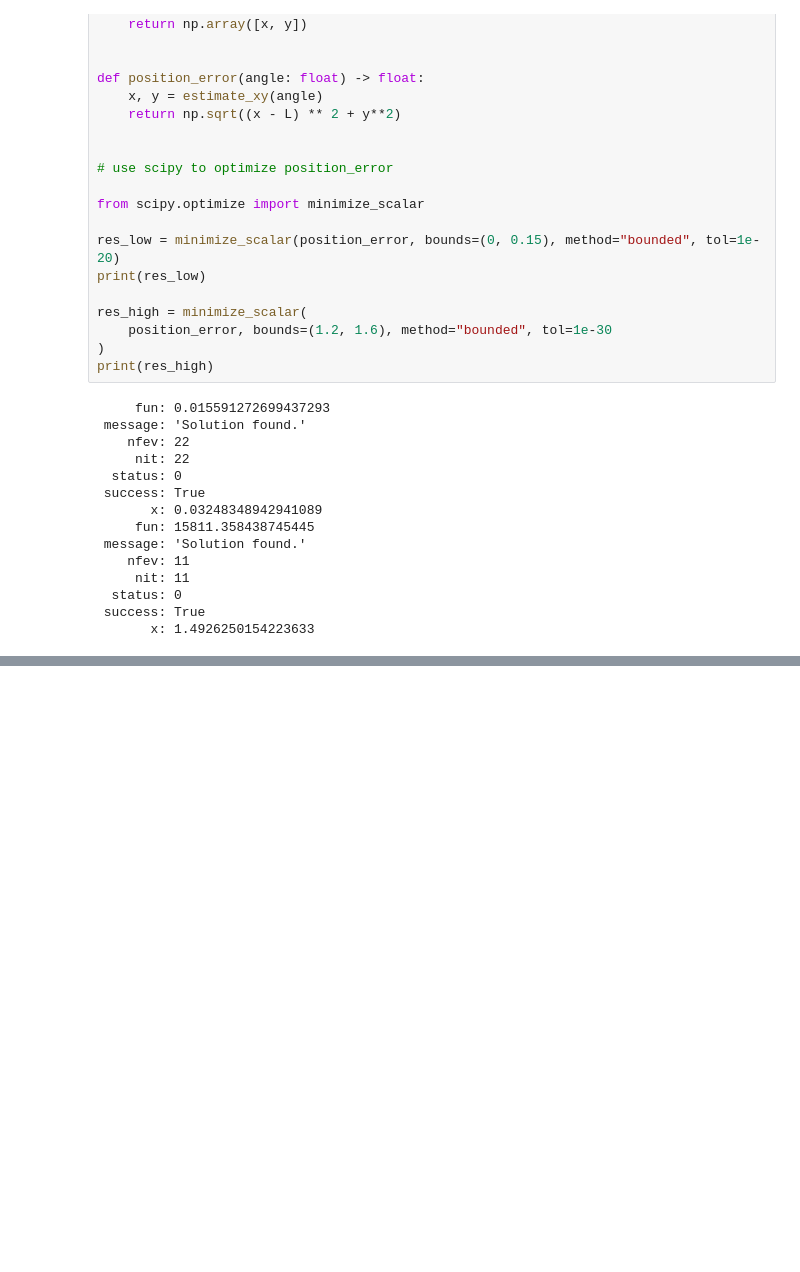
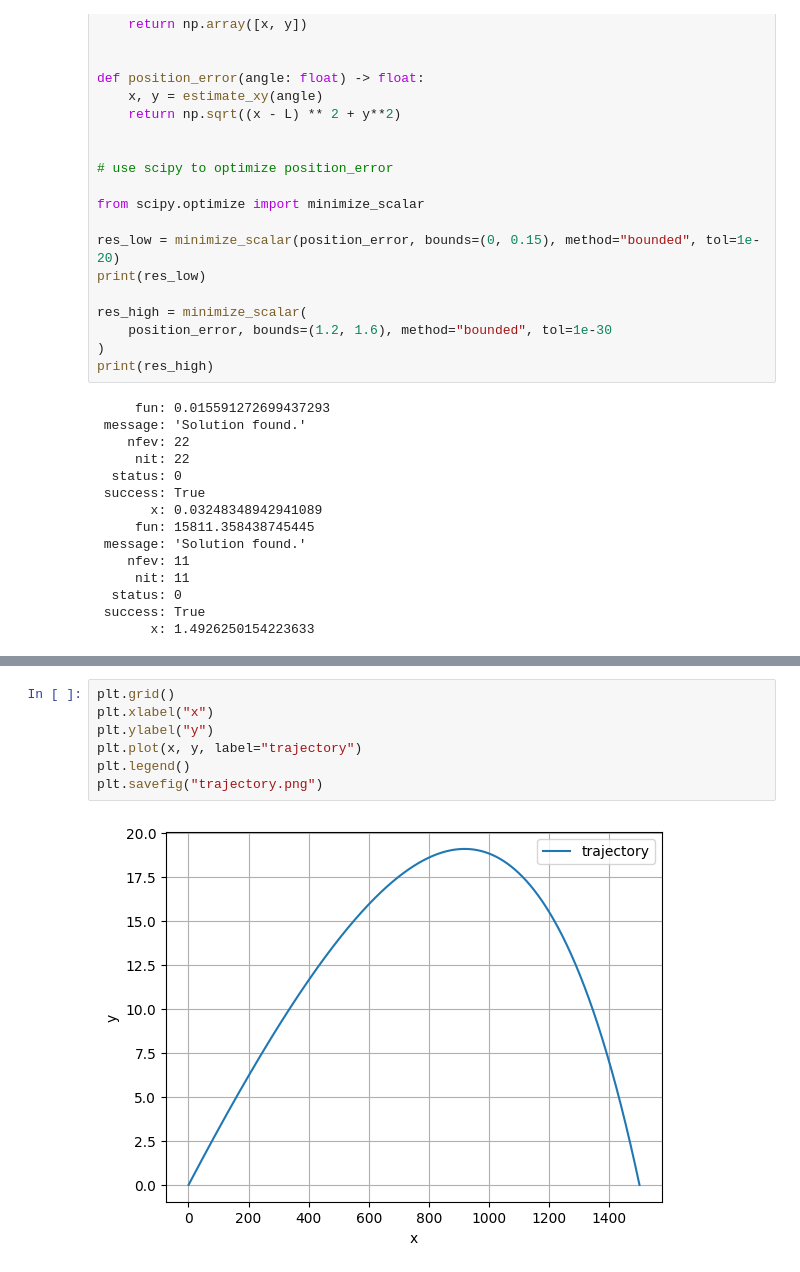
Before and after one commit to lvjonok/f22-theoretical-mechanics, a Jupyter notebook: homework5/task1.ipynb, the cells around one changed output, grey strips where cells are left out. Cells and saved outputs as stored; diff of their text form; blank space fills up the shorter version.

```diff
--- a/homework5/task1.ipynb
+++ b/homework5/task1.ipynb
@@ -244,0 +249,9 @@ plt.show()
+# %%
+plt.grid()
+plt.xlabel("x")
+plt.ylabel("y")
+plt.plot(x, y, label="trajectory")
+plt.legend()
+plt.savefig("trajectory.png")
+# %% [output]
+[figure, added]
```
Also changed, not shown: parts of 2 cells of this notebook, 10 other files.
